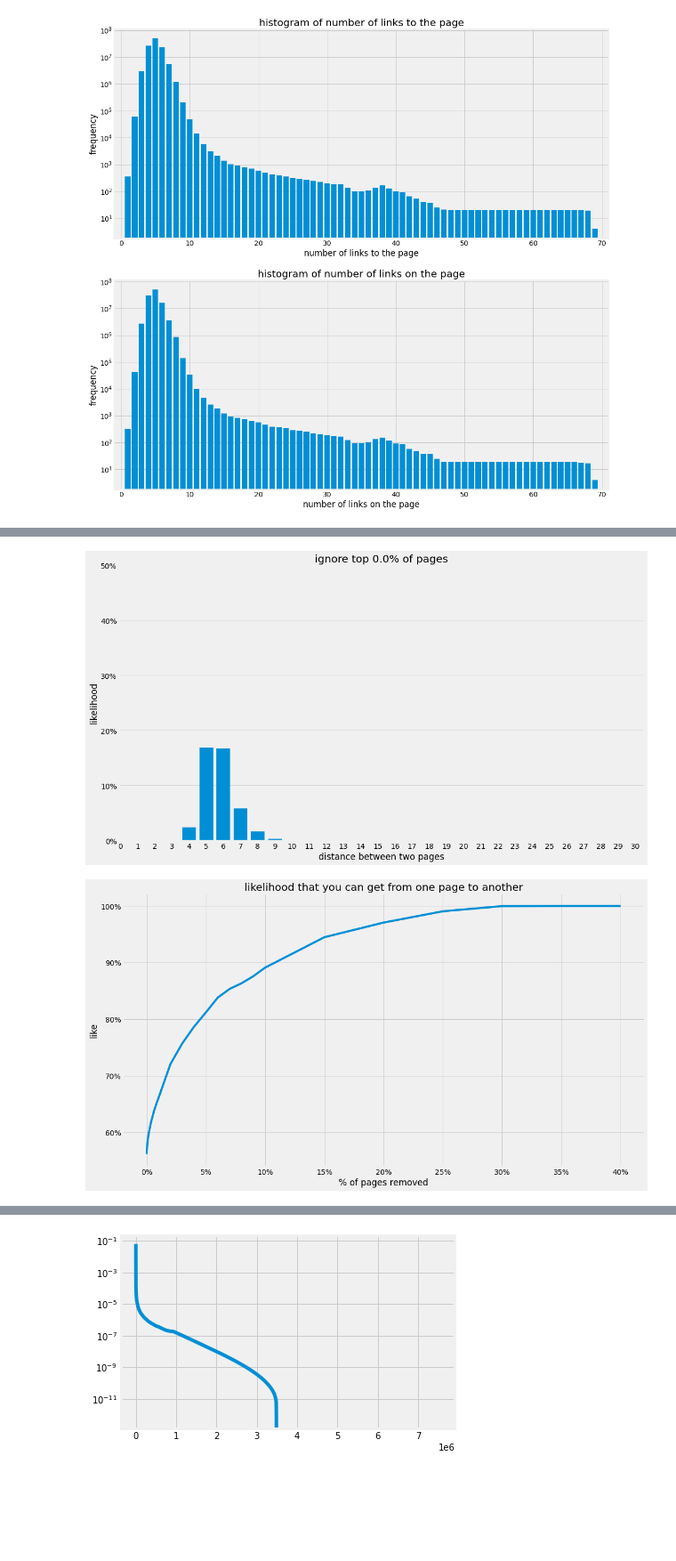
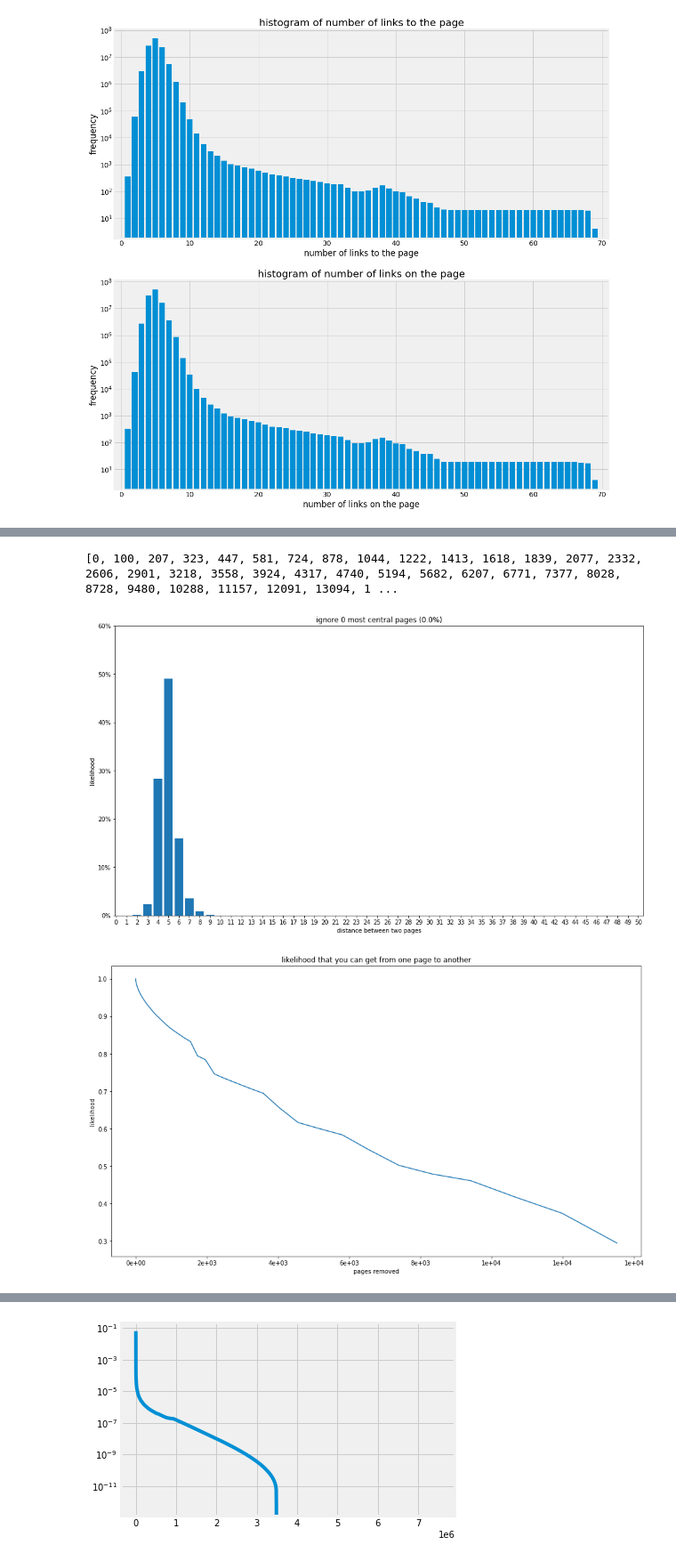
Before and after one commit to seedubjay/wikipedia-graph, a Jupyter notebook: analysis/Untitled2.ipynb, the cells around one changed output, grey strips where cells are left out. Shown at 89% size. Saved outputs shown, nothing was run; the diff lists cells and outputs as text; code cells hidden in the pictures; blank space fills up the shorter version.

```diff
--- a/analysis/Untitled2.ipynb
+++ b/analysis/Untitled2.ipynb
@@ -17,11 +17,12 @@ from matplotlib.animation import FuncAnimation
 # %%
 DUMP_LANG = 'en'
 DUMP_DATE = '20200401'
-RESULTS_DIR = 'results/'
+RESULTS_DIR = '../results/'
 page_file = RESULTS_DIR + f"{DUMP_LANG}wiki-{DUMP_DATE}-pages.csv"
 edge_file = RESULTS_DIR + f"{DUMP_LANG}wiki-{DUMP_DATE}-links-edgelist.csv"
 adj_file = RESULTS_DIR + f"{DUMP_LANG}wiki-{DUMP_DATE}-links-adjlist.csv"
 graph_file = RESULTS_DIR + f"{DUMP_LANG}wiki-{DUMP_DATE}-graph.gt"
+betweenness_file = RESULTS_DIR + f"{DUMP_LANG}wiki-{DUMP_DATE}-graph-betweenness.pkl"
 # %%
 load_from_file = True
 
@@ -134,2 +124,6 @@ for path in gt.all_shortest_paths(lc_graph, title_index_map[source], title_index
 # %% [markdown]
 ### Betweenness centrality
+# %%
+source = 'Japan LPGA Championship'
+target = 'Kangaroo'
+for i in [source,target]: print(graph.vp.id[title_index_map[i]])
@@ -231,6 +217,4 @@ ind = np.arange(200)
 
 distributions = {}
 
-test_vertices = vertex_order[int(lc_graph.num_vertices()/2):lc_graph.num_vertices()]
-
-sample_starts = np.random.choice(test_vertices, 50, replace=False)
+point_range = (100, lc_graph.num_vertices()/3)
@@ -254,3 +221,26 @@ for p in tqdm(percentage_excluded):
+# %%
+point_num = 100
+kmin = 0
+kmax = (point_range[1]/point_range[0])**(1/(point_num-1))
+while kmax-kmin > 1e-9:
+    m = (kmin+kmax)/2
+    if (m**point_num-1)/(m-1) < point_range[1]/point_range[0]: kmin = m
+    else: kmax = m
+
+number_excluded = [0]
+for i in range(point_num): number_excluded.append(number_excluded[-1] + point_range[0] * kmin**i)
+number_excluded = [int(round(i)) for i in number_excluded]
+print(number_excluded)
+
+for p in tqdm(number_excluded):
+    if p in distributions: continue
+    alive = vertex_order[p:lc_graph.num_vertices()]
+    f = lc_graph.new_vp('bool',False)
+    f.a[alive] = True
+    g = gt.GraphView(lc_graph,f)
+    distributions[p] = distance_distribution(g, ind, np.random.choice(alive, 30, replace=False), alive)
+# %% [output]
+[0, 100, 207, 323, 447, 581, 724, 878, 1044, 1222, 1413, 1618, 1839, 2077, 2332, 2606, 2901, 3218, 3558, 3924, 4317, 4740, 5194, 5682, 6207, 6771, 7377, 8028, 8728, 9480, 10288, 11157, 12091, 13094, 1 ...
 # %%
 fig, ax = plt.subplots(figsize=(16,9))
 bars = ax.bar(ind, np.zeros(ind.size))
@@ -258,35 +248,36 @@ bars = ax.bar(ind, np.zeros(ind.size))
 ax.set_xlabel('distance between two pages')
 ax.set_ylabel('likelihood')
 ax.set_xticks(ind)
-ax.set_xlim(-.1,30.5)
-ax.set_ylim(0,.5)
+ax.set_xlim(-.1,50.5)
+ax.set_ylim(0,.6)
 ax.yaxis.set_major_formatter(FuncFormatter(lambda y, _: '{:.0%}'.format(y)))
 ax.grid(False,axis='x')
 
 def update(i):
+    n = number_excluded[i]
     for j,b in enumerate(bars):
-        b.set_height(distributions[percentage_excluded[i]][j])
-    ax.set_title(f"ignore top {percentage_excluded[i]:.3}% of pages")
+        b.set_height(distributions[n][j])
+    ax.set_title(f"ignore {n} most central pages ({n/lc_graph.num_vertices():.3}%)")
 
-ani = FuncAnimation(fig, update, frames=range(len(percentage_excluded)), interval=250, repeat_delay=3000)
+ani = FuncAnimation(fig, update, frames=range(len(number_excluded)), interval=250, repeat_delay=3000)
 
 ani.save('removing_central_pages.mp4')
 # %% [output]
-[figure, old version]
+[figure, new version]
 # %%
 fig, ax = plt.subplots(figsize=(16,9))
 
-ax.plot(percentage_excluded,[1-np.sum(distributions[p]) for p in percentage_excluded])
+ax.plot(number_excluded,[np.sum(distributions[p]) for p in number_excluded])
 ax.set_title('likelihood that you can get from one page to another')
-ax.set_xlabel('% of pages removed')
-ax.xaxis.set_major_formatter(FuncFormatter(lambda x, _: '{:.0%}'.format(x/100)))
+ax.set_xlabel('pages removed')
+ax.xaxis.set_major_formatter(FuncFormatter(lambda x, _: '{:.0}'.format(x/100)))
 
-ax.set_ylabel('like')
-ax.yaxis.set_major_formatter(FuncFormatter(lambda y, _: '{:.0%}'.format(y)))
+ax.set_ylabel('likelihood')
+#ax.yaxis.set_major_formatter(FuncFormatter(lambda y, _: '{:.0}'.format(y)))
 
 plt.show()
 # %% [output]
-[figure, old version]
+[figure, new version]
 # %%
 fig, ax = plt.subplots(figsize=(16,9))
 
```
Also changed, not shown: parts of 22 cells of this notebook, 5 other files.
